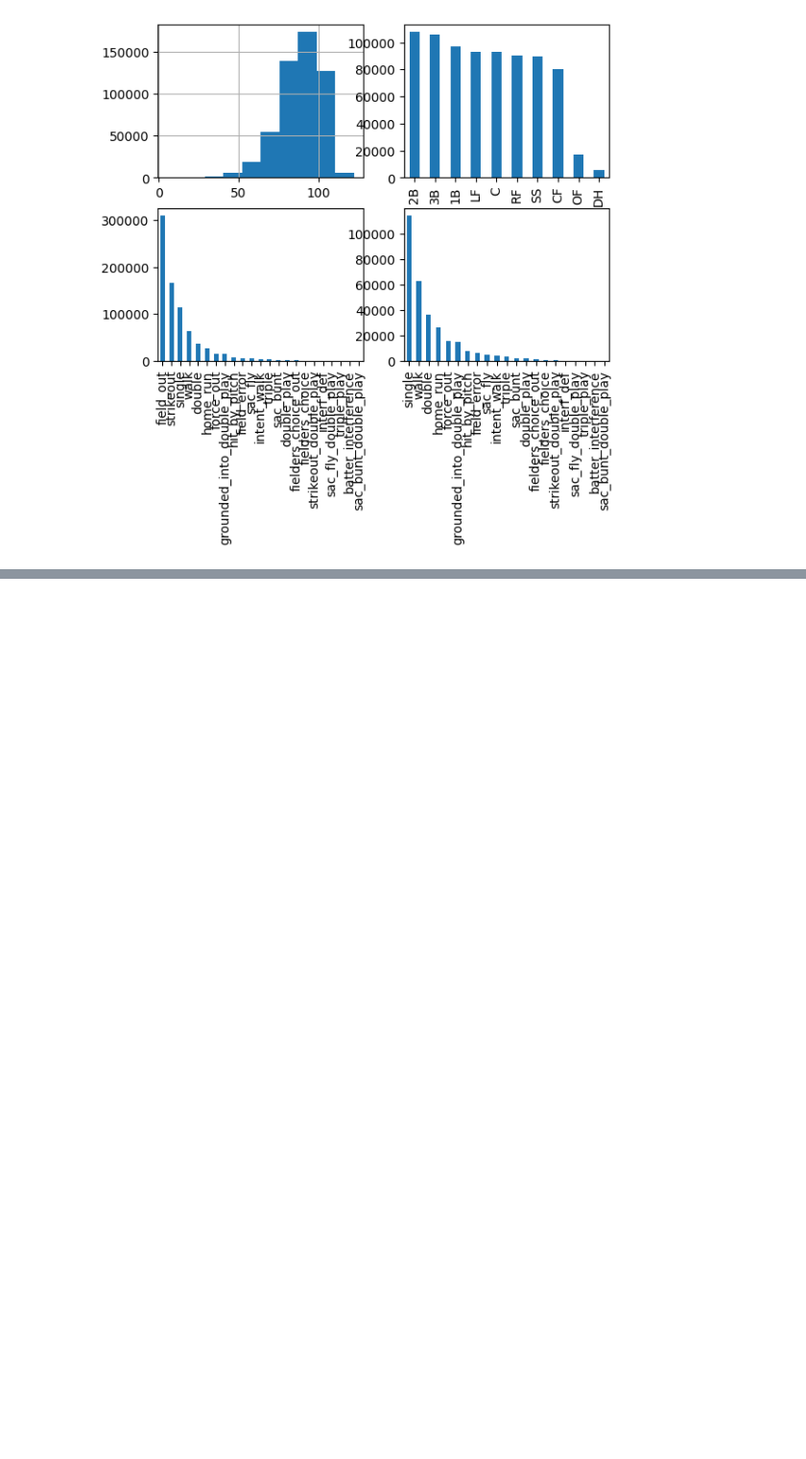
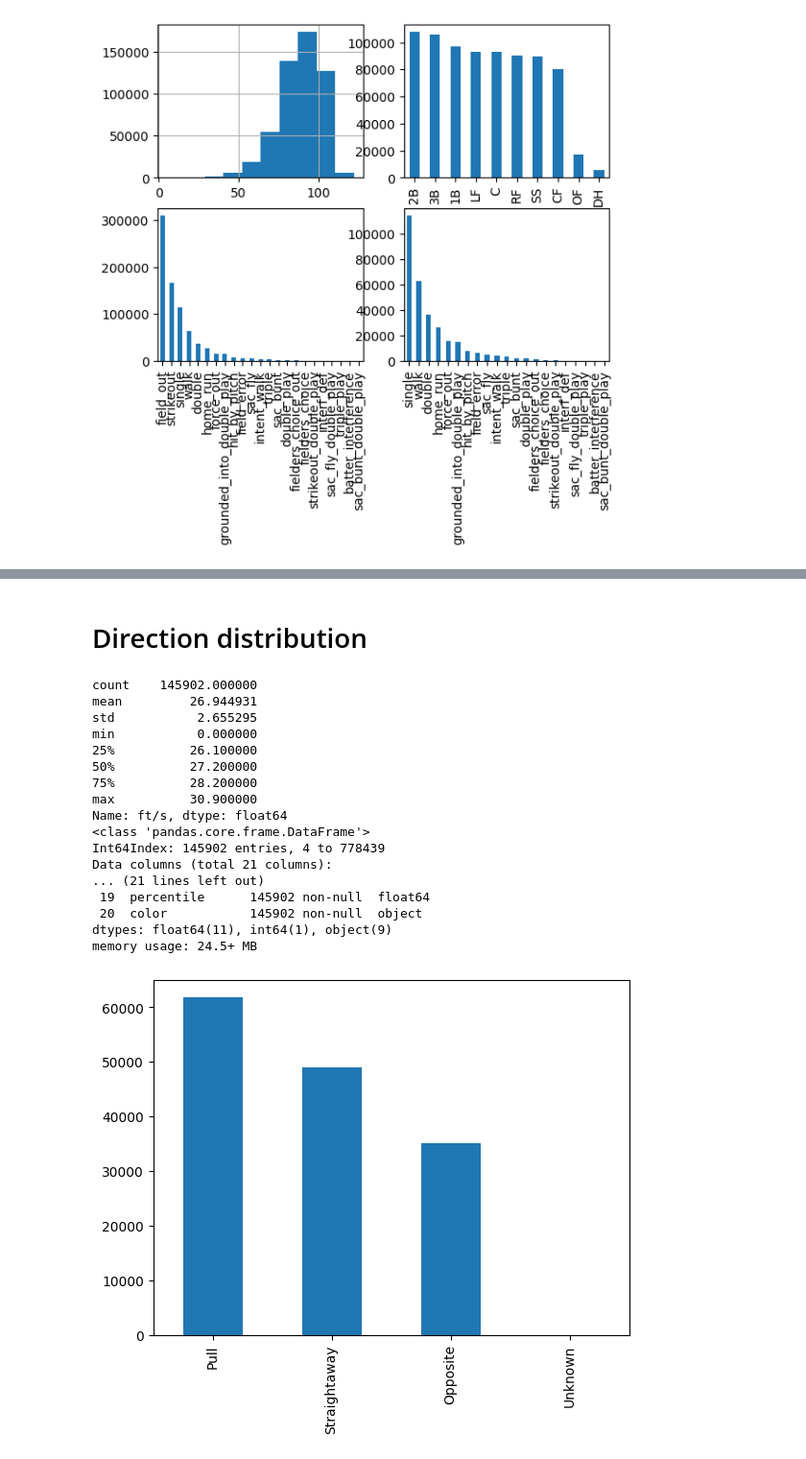
Before and after one commit to bjhammack/predict-at-bat-outcome, a Jupyter notebook: src/predict_at_bat_outcome/analysis/data_analysis.ipynb, the cells around one changed output, grey strips where cells are left out. Shown at 96% size. Cells and saved outputs as stored; diff of their text form; code cells hidden in the pictures; blank space fills up the shorter version.

```diff
--- a/src/predict_at_bat_outcome/analysis/data_analysis.ipynb
+++ b/src/predict_at_bat_outcome/analysis/data_analysis.ipynb
@@ -147,0 +189,25 @@ ax4 = abs.data.loc[~abs.data.result.isin(['field_out','strikeout'])].result.valu
+# %% [markdown]
+# Direction distribution
+# %%
+abs.data.loc[~abs.data.direction.isnull()].direction.value_counts().plot.bar()
+print(abs.data['ft/s'].describe())
+abs.data.info()
+# %% [output]
+count    145902.000000
+mean         26.944931
+std           2.655295
+min           0.000000
+25%          26.100000
+50%          27.200000
+75%          28.200000
+max          30.900000
+Name: ft/s, dtype: float64
+<class 'pandas.core.frame.DataFrame'>
+Int64Index: 145902 entries, 4 to 778439
+Data columns (total 21 columns):
+... (21 lines left out)
+ 19  percentile      145902 non-null  float64
+ 20  color           145902 non-null  object
+dtypes: float64(11), int64(1), object(9)
+memory usage: 24.5+ MB
+[figure, added]
```
Also changed, not shown: parts of 7 cells of this notebook, 11 other files.
